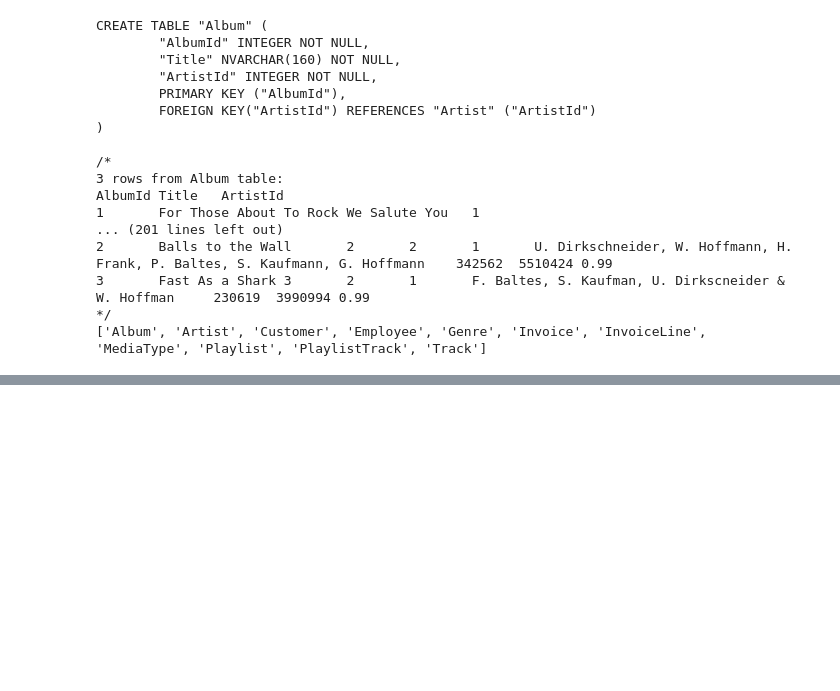
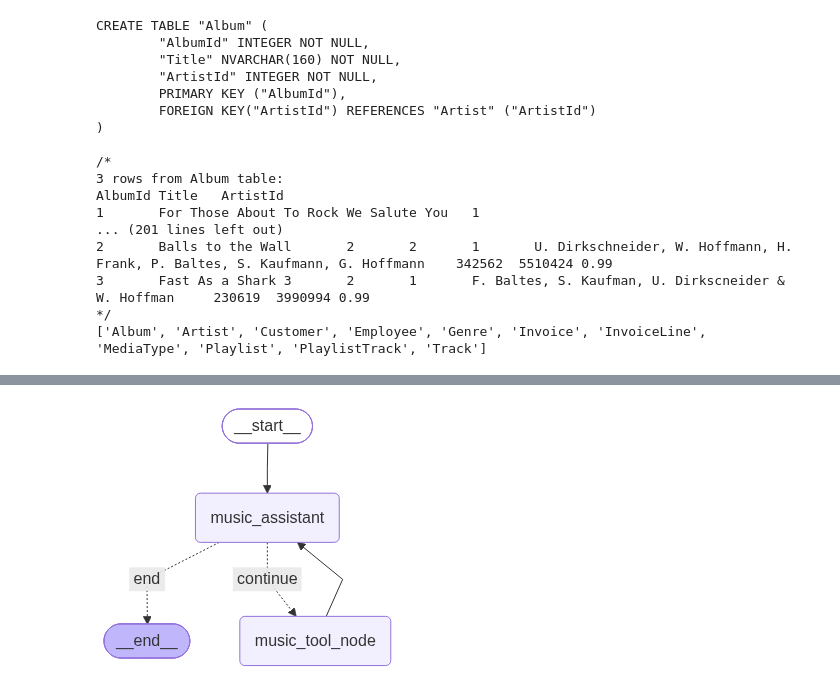
Before and after one commit to meghanaNanuvala/Multi-Agent-AI-System, a Jupyter notebook: multi-agent-rag-system.ipynb, the cells around one changed output, grey strips where cells are left out. Drawn from its saved outputs; the diff is of its cells as text; code cells hidden in the pictures; blank space fills up the shorter version.

Commit message:
multi-agent workflow

```diff
--- a/multi-agent-rag-system.ipynb
+++ b/multi-agent-rag-system.ipynb
@@ -29,5 +29,5 @@ load_dotenv(dotenv_path=".env", override=True)
 
 # Initialize the ChatOpenAI mode. We'r using a specific model from Llama 3.3 series.
 # This `model` object will be used throughout the notebook for all LLM interactions
-llm = ChatOpenAI(model_name="meta-llama/llama-3.3-70b-instruct:free", temperature=0)
+llm = ChatOpenAI(model_name="inclusionai/ling-3.0-flash-fin:free", temperature=0)
 # %% [markdown]
@@ -430,0 +440,49 @@ def should_continue(state: State, config: RunnableConfig):
+# %%
+from langgraph.graph import StateGraph, START, END  # Core LangGraph classes and special node names
+from utils import show_graph    # Utility function to visualize the graph
+
+# Initialize a StateGraph with our defines `State` schema
+# This tells LangGraph how the data will flow and be managed and generating tool calls or final response
+music_workflow = StateGraph(State)
+
+# Add the `music_assistant` node to the graph
+# This node is responsible for executing the tools when requested by LLM
+music_workflow.add_node("music_assistant", music_assistant)
+
+# Add the `music_tools_node` to the graph
+# This node is responsible for executing the tools when requested by an LLM
+music_workflow.add_node("music_tool_node", music_tool_node)
+
+# Define the starting point of the graph
+# All queries will initially enter the `music_assistant` node
+music_workflow.add_edge(START, "music_assistant")
+
+# Add a conditional edge from `music_assistant`
+# The `should_continue` func will be caled to determine the next node
+music_workflow.add_conditional_edges(
+    "music_assistant",  # Source node
+    should_continue,    # Conditional func to call
+    {
+        # If `should_continue` returns `continue`, route to `music_assistant`
+        "continue": "music_tool_node",
+        # If `should_continue` returns "end", terminate the graph execution
+        "end": END
+    }
+)
+
+# Add a normal edge from `music_tool_node` back to `music_assistant`
+# After a tool is executed, the result is fed back to the LLM foris further reasoning
+# or to formulate a final response (ReAct loop)
+music_workflow.add_edge("music_tool_node", "music_assistant")
+
+
+# Compile the graph into a runnable object
+# `name`: A unique identifier for this compiled graph (useful for debugging and logging)
+# `checkpointer`: The short-term memory mechanism (MemorySaver) for thread-specific state
+# `store`: The long-term memory mechanism (InMemoryStore) for persistent user data
+music_catalog_subagent = music_workflow.compile(name="music_catalog_subagent", checkpointer=checkpointer, store=in_memory_store)
+
+# Display a visulaization of the compiled graph
+show_graph(music_catalog_subagent)
+# %% [output]
+[figure, added]
```
Also changed, not shown: parts of 24 cells of this notebook, 1 other file.
